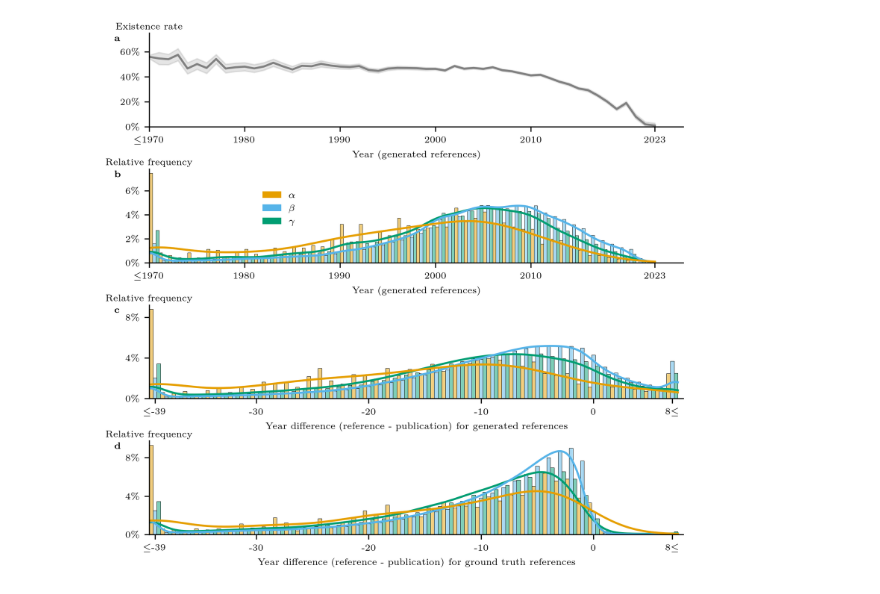
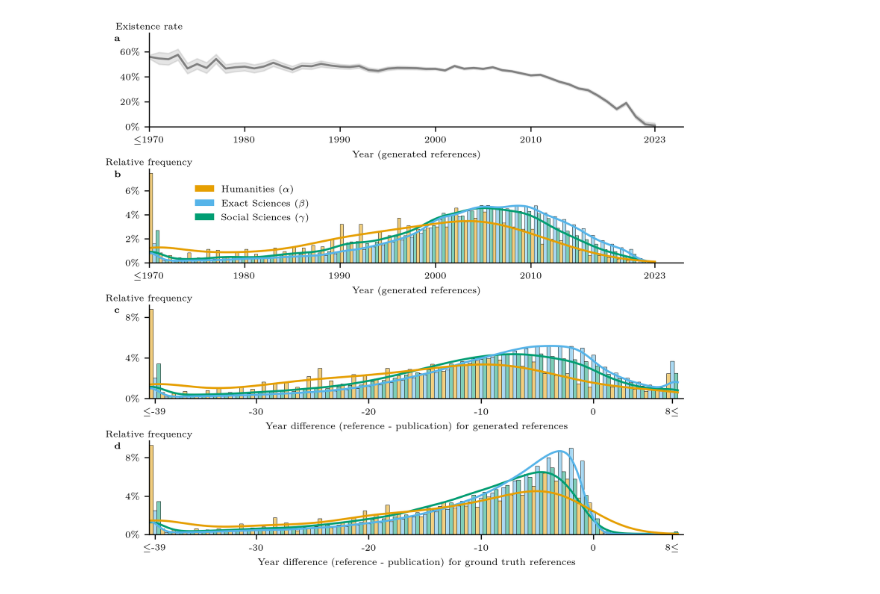
Before and after one commit to AndresAlgaba/LLMs_scientific_literature, a Jupyter notebook: src/appendix_figure_3.ipynb, the cells around one changed output. Cells and saved outputs as stored; diff of their text form; code cells hidden in the pictures.

```diff
--- a/src/appendix_figure_3.ipynb
+++ b/src/appendix_figure_3.ipynb
@@ -224,35 +224,35 @@ ax1['C'].set_yticklabels([r"0$\%$", r"4$\%$", r"8$\%$"], fontsize=7)
 
 sns.despine(ax=ax1['C'], left=False, bottom=False)
 
 # add legend for alpha, beta, gamma
 legend_elements = [
-    Patch(facecolor='#E69F00', edgecolor=None, label=r'$\alpha$'),
-    Patch(facecolor='#56B4E9', edgecolor=None, label=r'$\beta$'),
-    Patch(facecolor='#009E73', edgecolor=None, label=r'$\gamma$'),
+    Patch(facecolor='#E69F00', edgecolor=None, label=r'Humanities ($\alpha$)'),
+    Patch(facecolor='#56B4E9', edgecolor=None, label=r'Exact Sciences ($\beta$)'),
+    Patch(facecolor='#009E73', edgecolor=None, label=r'Social Sciences ($\gamma$)'),
 ]
 
 ax1['D'].legend(
     handles=legend_elements,
     loc='upper right',
     title='',
     title_fontsize=7,
     fontsize=7,
     frameon=False,
     bbox_transform=Figure1.transFigure,
-    bbox_to_anchor=(0.35, 0.65),
+    bbox_to_anchor=(0.37, 0.66),
 )
 
 # annotations
 annotations = {
     'A': r'\textbf{a}',
     'D': r'\textbf{b}',
     'B': r'\textbf{c}',
     'C': r'\textbf{d}',
 }
 
 # Annotate each subplot
 for key, ax in ax1.items():
     ax.text(-0.065, 0.985, annotations[key], transform=ax.transAxes,
             fontsize=7, fontweight='bold', va='top', ha='left')
 # %% [output]
-[figure, old version]
+[figure, new version]
```
Also changed, not shown: 2 other files.
